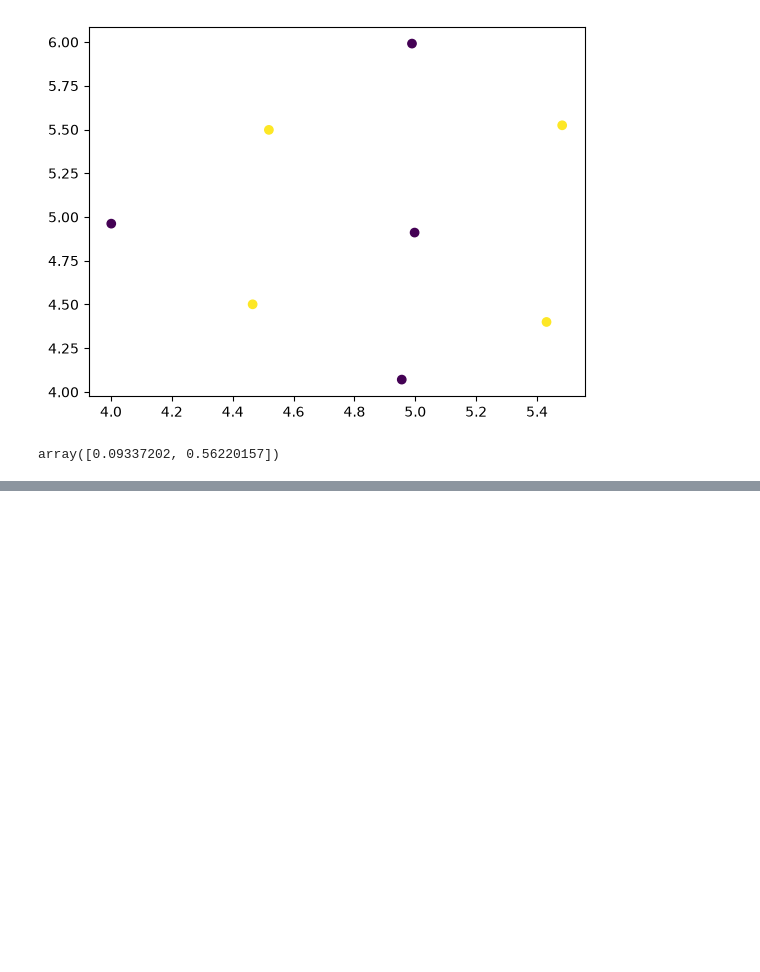
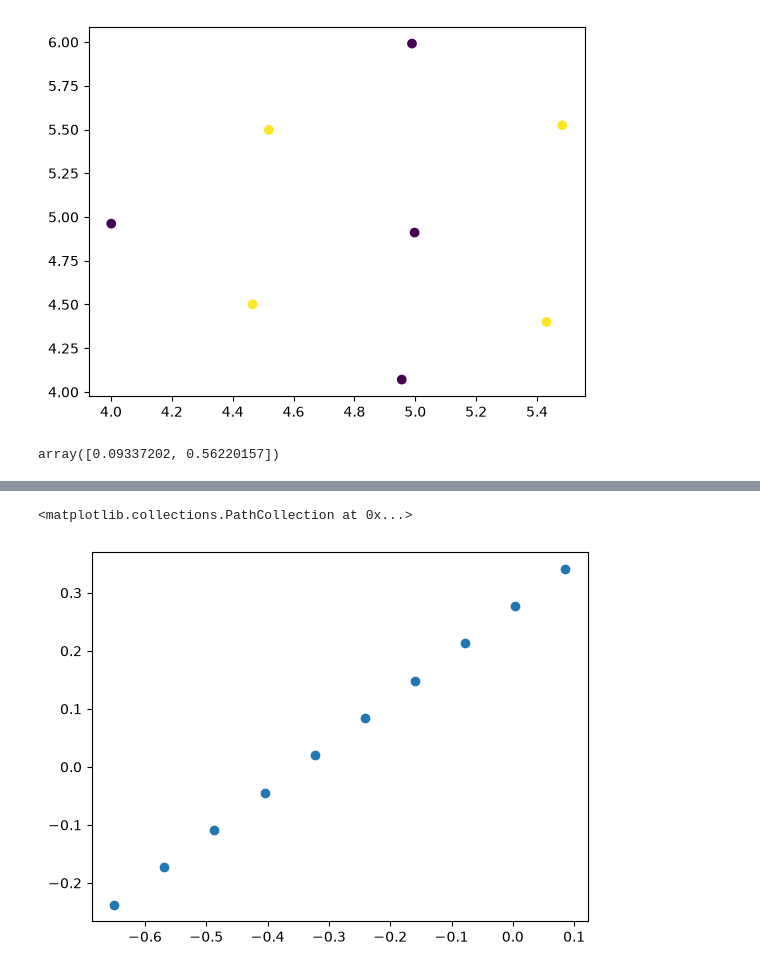
Before and after one commit to smazoyerdatascience/2D-Glass, a Jupyter notebook: basic_simulations.ipynb, the cells around one changed output, grey strips where cells are left out. Saved outputs shown, nothing was run; the diff lists cells and outputs as text; code cells hidden in the pictures; blank space fills up the shorter version.

Commit message:
motion of the 0th particle simulated as test example in a stationnary context for other particles

```diff
--- a/basic_simulations.ipynb
+++ b/basic_simulations.ipynb
@@ -14,7 +14,7 @@ nb_small_side = nb_big_side - 1
 nb_big = nb_big_side**2
 nb_small = nb_small_side**2
 
-coord = np.zeros([nb_big+nb_small, 4])
+coord = np.zeros([nb_big+nb_small, 6])
 
 # Physical size dimensions
 dist_param = 1. # distance parameter to link with physical forces constants
@@ -163,6 +183,8 @@ neigh_dist = 1. * side_size
 # Physical force parameters
 big_f = 0.1
 small_f = 0.05
+mass_big = 1
+mass_small = 0.5
 
 # testing coordinates
 pos_x = nb_big_side * side_size/2.
@@ -197,0 +244,20 @@ array([0.09337202, 0.56220157])
+# %%
+# computation of a step of deplacement for a given particle
+time_step = 1.
+display(coord[0,:])
+def partic_move(idx_partic=0, coord=coord, time_step=time_step):
+    speed = [coord[idx_partic, 4], coord[idx_partic, 5]]
+    f_xy = force_partic(idx_partic, coord, neigh_dist, big_f, small_f)
+    print(f_xy)
+    if coord[idx_partic, 3] == 1.:
+        m_partic = mass_big
+    else:
+        m_partic = mass_small
+    speed += f_xy * time_step / m_partic
+    coord[idx_partic, 4:] = speed
+    coord[idx_partic, 1:3] += speed * time_step
+
+    return coord
+
+coord_0 = partic_move()
+coord_0[0,:]
@@ -197,0 +270,11 @@ array([0.09337202, 0.56220157])
+# %%
+# test for the dynamics of the 0th particle, should obtain a line slowing
+n_step = 10
+
+coord_0 = coord.copy()
+coord_time = np.zeros([n_step, 2])
+for step_i in range (n_step):
+    coord_0 = partic_move(coord=coord_0)
+    coord_time[step_i, :] = coord_0[0, 1:3]
+
+coord_time
@@ -197,0 +302,5 @@ array([0.09337202, 0.56220157])
+# %%
+plt.scatter(x=coord_time[:,0], y=coord_time[:,1])
+# %% [output]
+<matplotlib.collections.PathCollection at 0x...>
+[figure, added]
```
Also changed, not shown: parts of 5 cells of this notebook.
